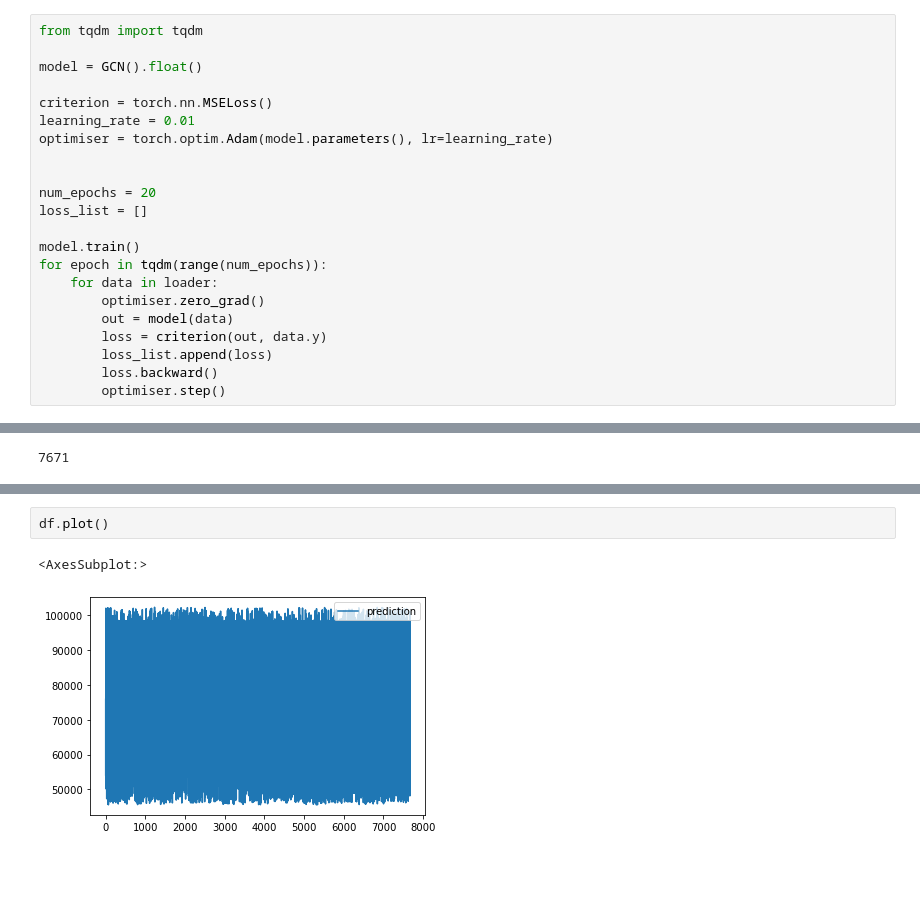
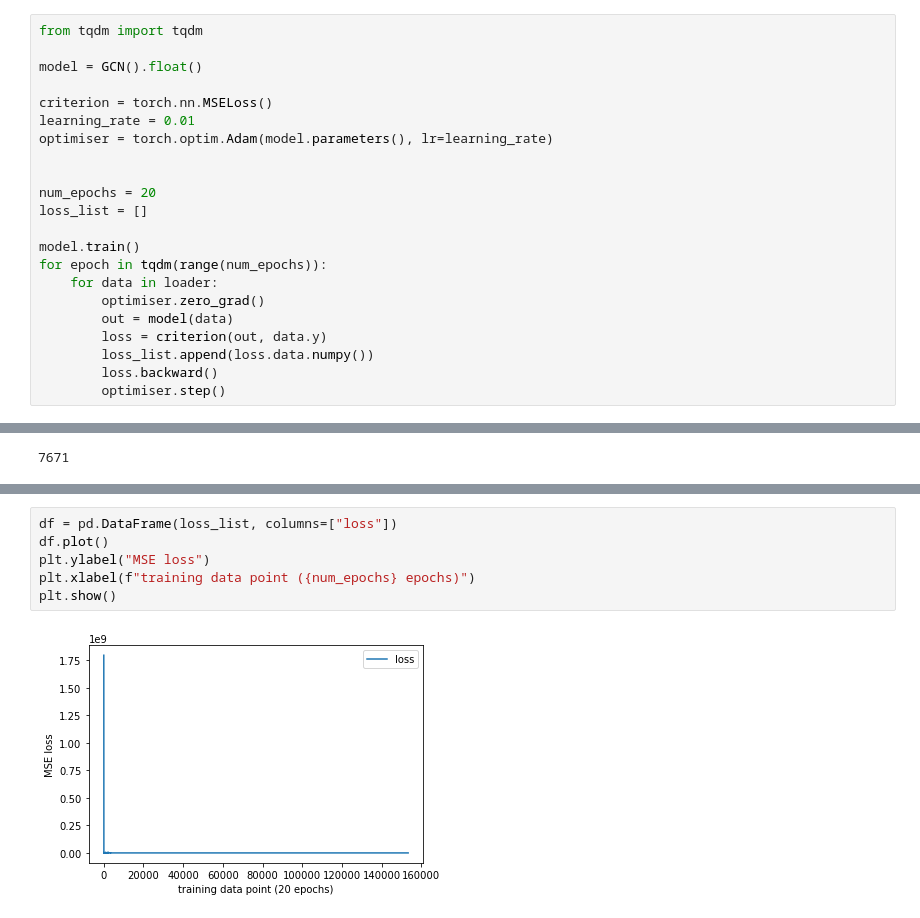
Before and after one commit to michellewl/AQmortality, a Jupyter notebook: mortality_model/borough_regression.ipynb, the cells around one changed output, grey strips where cells are left out. Cells and saved outputs as stored; diff of their text form; blank space fills up the shorter version.

Commit message:
Initial prediction timeseries and loss plots

```diff
--- a/mortality_model/borough_regression.ipynb
+++ b/mortality_model/borough_regression.ipynb
@@ -528,7 +528,7 @@ for epoch in tqdm(range(num_epochs)):
         optimiser.zero_grad()
         out = model(data)
         loss = criterion(out, data.y)
-        loss_list.append(loss)
+        loss_list.append(loss.data.numpy())
         loss.backward()
         optimiser.step()
 # %%
@@ -547,5 +553,8 @@ df = pd.DataFrame(predictions, columns=["prediction"])
 # %%
+df = pd.DataFrame(loss_list, columns=["loss"])
 df.plot()
+plt.ylabel("MSE loss")
+plt.xlabel(f"training data point ({num_epochs} epochs)")
+plt.show()
 # %% [output]
-<AxesSubplot:>
-[figure, old version]
+[figure, new version]
```
Also changed, not shown: parts of 2 cells of this notebook.
